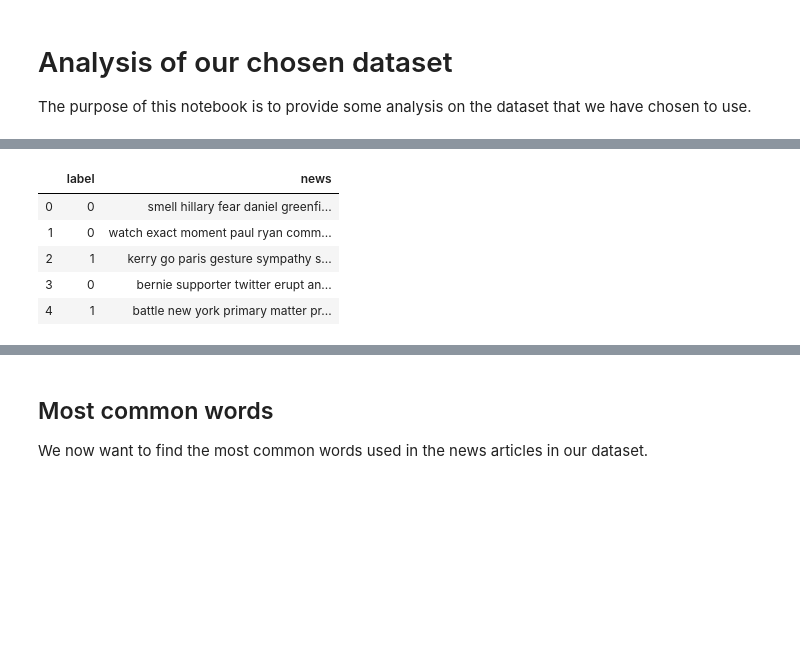
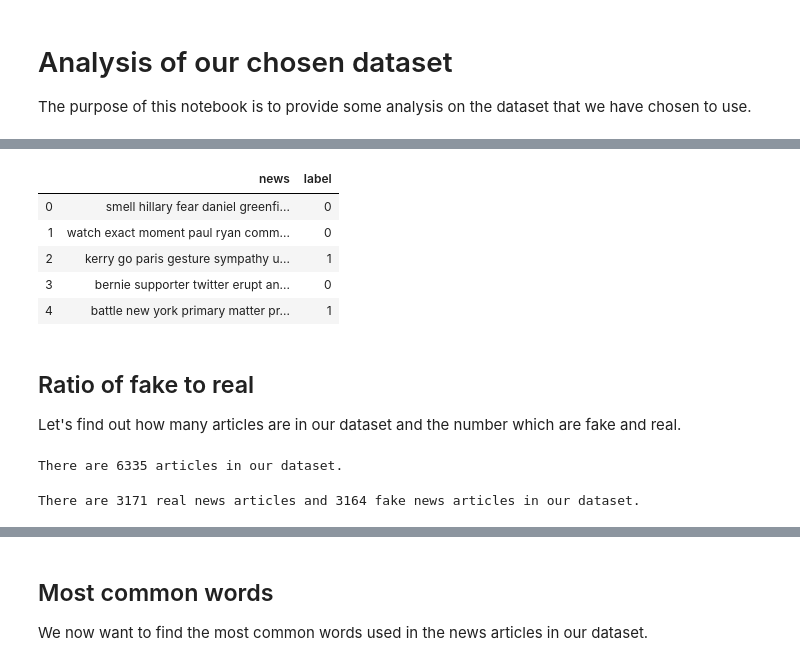
Before and after one commit to EMAT31530/ai-group-project-maths-team, a Jupyter notebook: Analysis of our chosen dataset.ipynb, the cells around one changed output, grey strips where cells are left out. Drawn from its saved outputs; the diff is of its cells as text; code cells hidden in the pictures; blank space fills up the shorter version.

```diff
--- a/Analysis of our chosen dataset.ipynb
+++ b/Analysis of our chosen dataset.ipynb
@@ -73,34 +4,59 @@ df
 # %%
-# It's now time for a bit of preprocessing...
+# This is the code used to preprocess our dataset.
+# Each step is explained in detail in the 'Data Pre-processing' notebook.
+
+import numpy as np
+import pandas as pd
+
+df = pd.read_csv('news.csv')
+df['news'] = df['title'] + ' ' + df['text']
+convert_to_binary = {'REAL':1,'FAKE':0}
+df['label'] = df['label'].map(convert_to_binary)
+df = df.drop([df.columns[0],df.columns[1],df.columns[2]],axis=1)
+df = df.reindex(columns=['news','label'])
+
 import nltk
 from nltk.tokenize import word_tokenize
 from nltk.corpus import stopwords
 from nltk.stem import WordNetLemmatizer
+import re
 
 stop_words = stopwords.words('english')
 stop_words.extend(['the','it','in'])
 WNL = WordNetLemmatizer()
 
 for index, row in df.iterrows():
-    filter_sentence = ''
-    sentence = row['news']
-    # Tokenization
-    words = [word.lower() for word in nltk.word_tokenize(sentence)]
-    # Stopwords removal
+    filtered_article = ''
+    article = row['news']
+    article = re.sub(r'[^\w\s]', '', article)
+    words = [word.lower() for word in nltk.word_tokenize(article)]
     words = [word for word in words if not word in stop_words]
-    # Removing all punctuation
-    words = [word for word in words if word.isalpha()]
-    # Lemmatization
+    words_lemmatized = []
     for word in words:
-        filter_sentence = filter_sentence  + ' ' + str(WNL.lemmatize(word)).lower()
-    filter_sentence = filter_sentence[1:]
+        if word == 'us':
+            words_lemmatized.append(word)
+        else:
+            words_lemmatized.append(WNL.lemmatize(word))
+    filtered_article = " ".join([word for word in words_lemmatized])
+    df.loc[index, 'news'] = filtered_article
 
-    df.loc[index, 'news'] = filter_sentence
 df.head()
 # %% [output]
-|  | label | news |
-| 0 | 0 | smell hillary fear daniel greenfi... |
-| 1 | 0 | watch exact moment paul ryan comm... |
-| 2 | 1 | kerry go paris gesture sympathy s... |
-| 3 | 0 | bernie supporter twitter erupt an... |
-| 4 | 1 | battle new york primary matter pr... |
+|  | news | label |
+| 0 | smell hillary fear daniel greenfi... | 0 |
+| 1 | watch exact moment paul ryan comm... | 0 |
+| 2 | kerry go paris gesture sympathy u... | 1 |
+| 3 | bernie supporter twitter erupt an... | 0 |
+| 4 | battle new york primary matter pr... | 1 |
+# %% [markdown]
+## Ratio of fake to real
+
+Let's find out how many articles are in our dataset and the number which are fake and real.
+# %%
+print('There are ' + str(len(df)) + ' articles in our dataset.')
+# %% [output]
+There are 6335 articles in our dataset.
+# %%
+print('There are ' + str(len(df[df['label']==1])) + ' real news articles and ' + str(len(df[df['label']==0])) + ' fake news articles in our dataset.')
+# %% [output]
+There are 3171 real news articles and 3164 fake news articles in our dataset.
```
Also changed, not shown: parts of 34 cells of this notebook.
